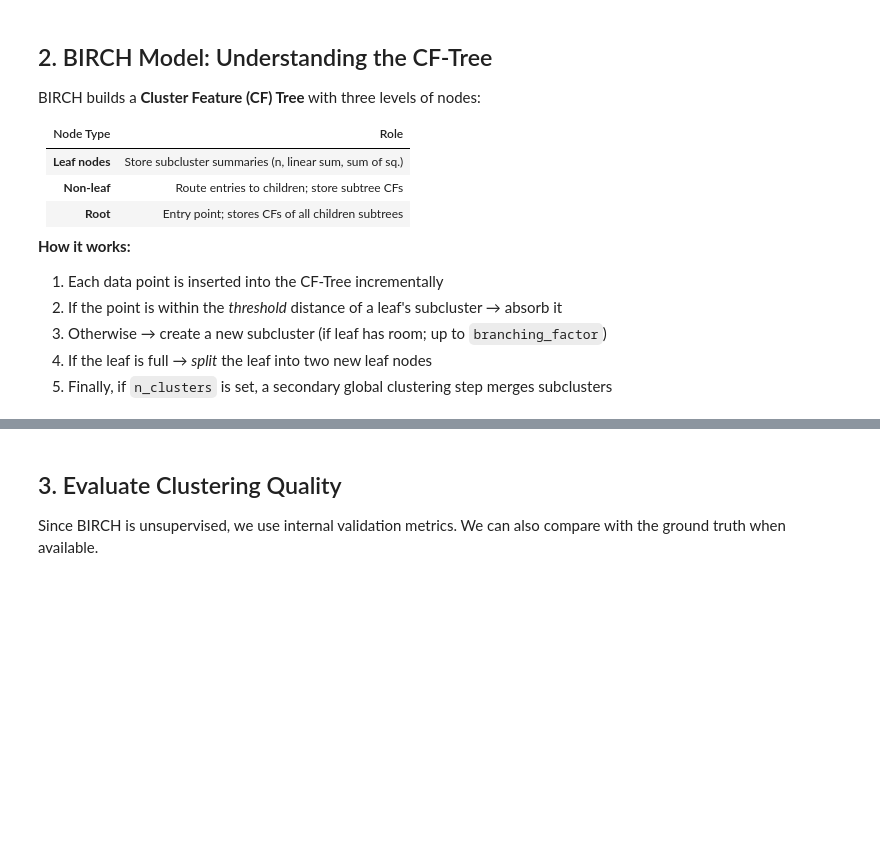
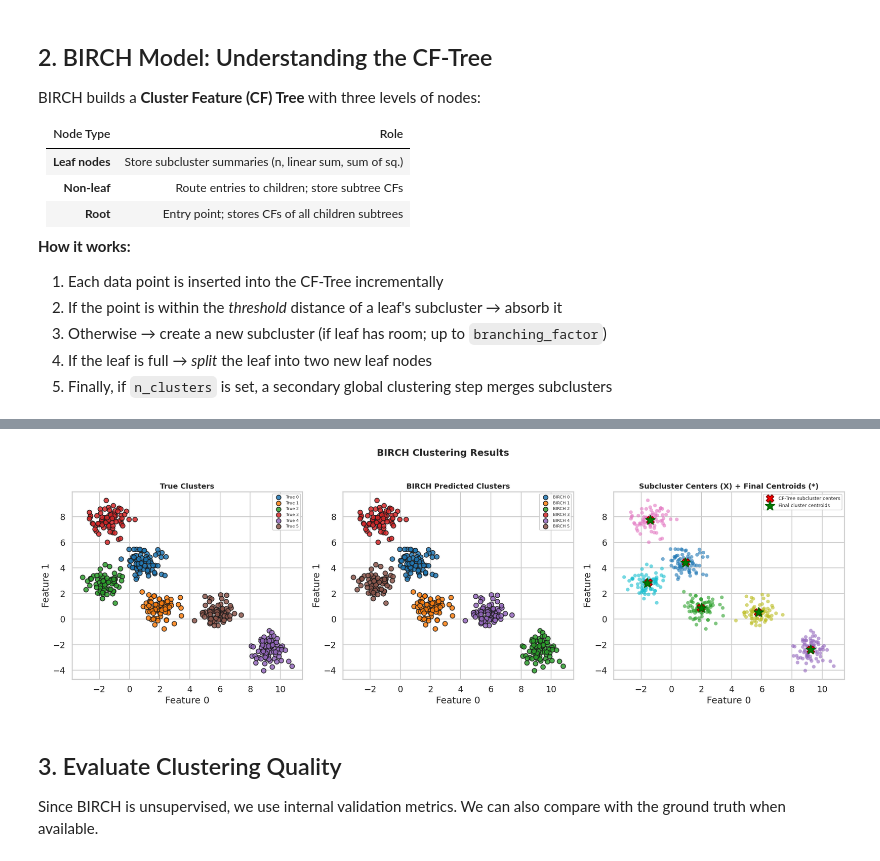
Before and after one commit to agbizbuz/learning-ai-ds-ml, a Jupyter notebook: simplilearn_ml_python/birch.ipynb, the cells around one changed output, grey strips where cells are left out. Saved outputs shown, nothing was run; the diff lists cells and outputs as text; code cells hidden in the pictures; blank space fills up the shorter version.

```diff
--- a/simplilearn_ml_python/birch.ipynb
+++ b/simplilearn_ml_python/birch.ipynb
@@ -59,7 +55,7 @@ X, true_labels = make_blobs(
 # Dataset summary
 print(f"Dataset shape: {X.shape}")
 print(f"Number of true clusters: {len(np.unique(true_labels))}")
-for l in np.unique(true_labels):
-    count = np.sum(true_labels == l)
-    print(f"  Cluster {l}: {count} samples")
+for label in np.unique(true_labels):
+    count = np.sum(true_labels == label)
+    print(f"  Cluster {label}: {count} samples")
 # %% [output]
@@ -153,34 +173,36 @@ axes[0].legend(fontsize=8)
 # Plot 2 -- BIRCH predicted labels
 for label in np.unique(labels):
     mask = labels == label
     axes[1].scatter(X[mask, 0], X[mask, 1],
                    c=[cm(int(label) % 10)], edgecolors='k', s=80,
                    alpha=0.85, label=f'BIRCH {label}')
 axes[1].set_title('BIRCH Predicted Clusters', fontsize=14, fontweight='bold')
 axes[1].set_xlabel('Feature 0')
 axes[1].set_ylabel('Feature 1')
 axes[1].legend(fontsize=8)
 
 # Plot 3 -- Subcluster centers overlaid
 scatter = axes[2].scatter(X[:, 0], X[:, 1], c=labels,
                           cmap='tab10', s=50, alpha=0.6, edgecolors='none')
 subcenters = brc.subcluster_centers_
 axes[2].scatter(subcenters[:, 0], subcenters[:, 1],
                c='red', marker='X', s=200, edgecolors='darkred',
                linewidths=2, label='CF-Tree subcluster centers')
-centroids = [X[labels == l].mean(axis=0) for l in np.unique(labels)]
+centroids = [X[labels == label].mean(axis=0) for label in np.unique(labels)]
 axes[2].scatter([c[0] for c in centroids], [c[1] for c in centroids],
                c='green', marker='*', s=350, edgecolors='darkgreen',
                linewidths=2, label='Final cluster centroids')
 axes[2].set_title('Subcluster Centers (X) + Final Centroids (*)',
                    fontsize=14, fontweight='bold')
 axes[2].set_xlabel('Feature 0')
 axes[2].set_ylabel('Feature 1')
 axes[2].legend(fontsize=9)
 
 fig.suptitle('BIRCH Clustering Results', fontsize=18, fontweight='bold', y=1.02)
 plt.tight_layout()
 plt.show()
+# %% [output]
+[figure, added]
 # %% [markdown]
 ## 3. Evaluate Clustering Quality
 
```
Also changed, not shown: parts of 9 cells of this notebook.
